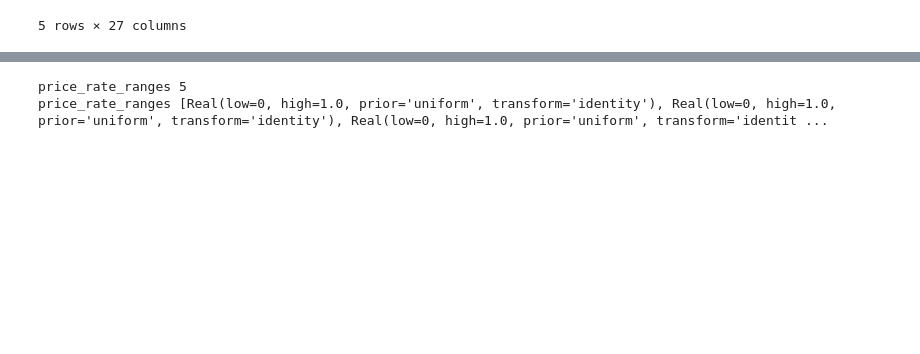
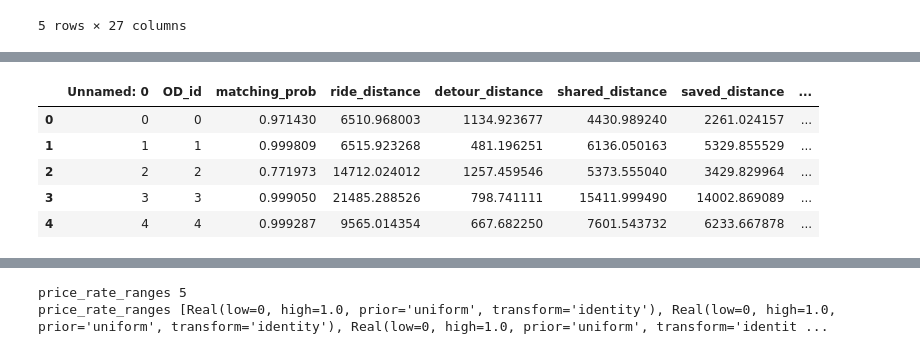
Before and after one commit to yangchen-seu/ride-pooling-price-strategy, a Jupyter notebook: matching_first_protocol/input/preprocess/preprocess.ipynb, the cells around one changed output, grey strips where cells are left out. Drawn from its saved outputs; the diff is of its cells as text; code cells hidden in the pictures; blank space fills up the shorter version.

Commit message:
update results

```diff
--- a/matching_first_protocol/input/preprocess/preprocess.ipynb
+++ b/matching_first_protocol/input/preprocess/preprocess.ipynb
@@ -90,0 +108,10 @@ grouped[['origin_id','destination_id','lambda']].to_csv('OD.csv')
+# %%
+predict = pd.read_csv('../predict_result.csv')
+predict.head()
+# %% [output]
+|  | Unnamed: 0 | OD_id | matching_prob | ride_distance | detour_distance | shared_distance | saved_distance | ... |
+| 0 | 0 | 0 | 0.971430 | 6510.968003 | 1134.923677 | 4430.989240 | 2261.024157 | ... |
+| 1 | 1 | 1 | 0.999809 | 6515.923268 | 481.196251 | 6136.050163 | 5329.855529 | ... |
+| 2 | 2 | 2 | 0.771973 | 14712.024012 | 1257.459546 | 5373.555040 | 3429.829964 | ... |
+| 3 | 3 | 3 | 0.999050 | 21485.288526 | 798.741111 | 15411.999490 | 14002.869089 | ... |
+| 4 | 4 | 4 | 0.999287 | 9565.014354 | 667.682250 | 7601.543732 | 6233.667878 | ... |
```
Also changed, not shown: parts of 8 cells of this notebook, 22 other files.
